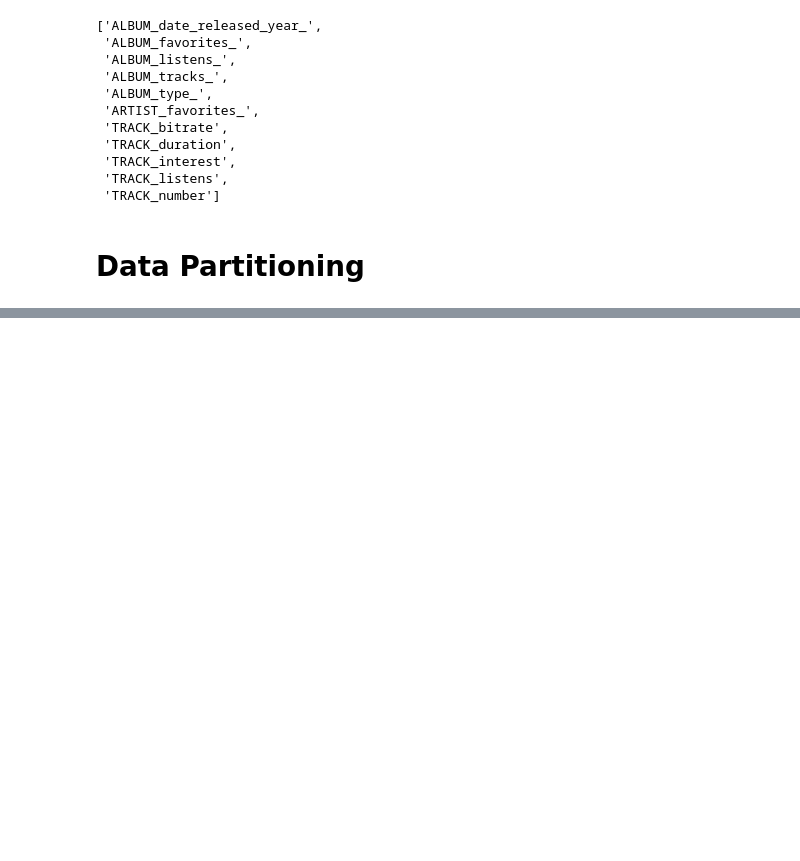
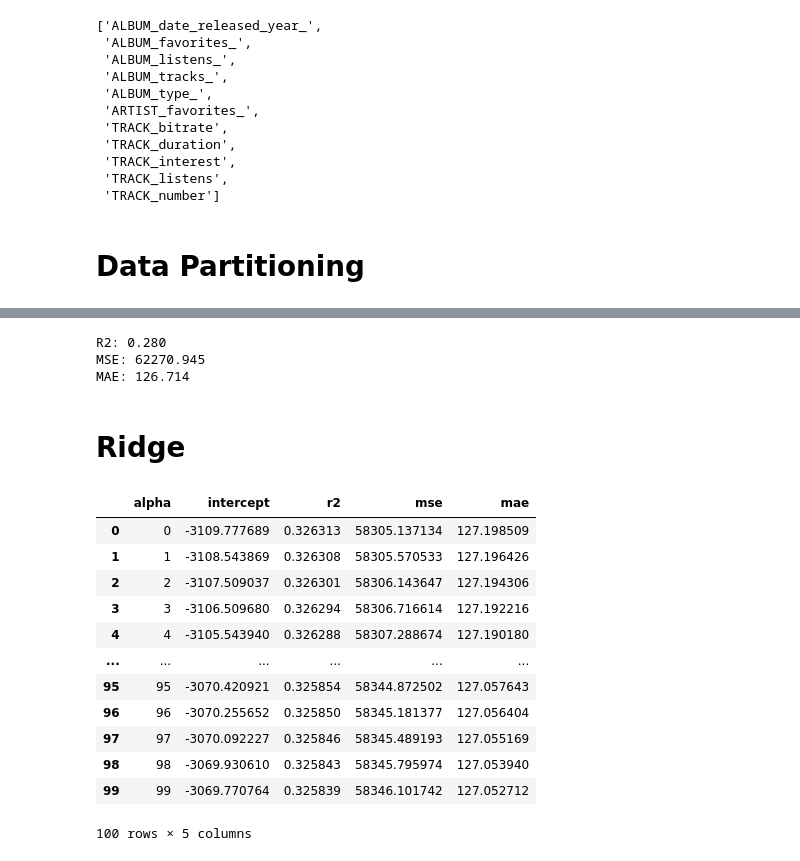
Before and after one commit to cri98li/Data-Mining-2-Project-ts-classification, a Jupyter notebook: Fase 2.3 (Regressione).ipynb, the cells around one changed output, grey strips where cells are left out. Saved outputs shown, nothing was run; the diff lists cells and outputs as text; code cells hidden in the pictures; blank space fills up the shorter version.

```diff
--- a/Fase 2.3 (Regressione).ipynb
+++ b/Fase 2.3 (Regressione).ipynb
@@ -224,0 +339,11 @@ X_train, X_test, y_train, y_test = train_test_split(X, y, test_size=0.3, random_
+# %%
+y_pred = reg.predict(X_test)
+print('R2: %.3f' % r2_score(y_test, y_pred))
+print('MSE: %.3f' % mean_squared_error(y_test, y_pred))
+print('MAE: %.3f' % mean_absolute_error(y_test, y_pred))
+# %% [output]
+R2: 0.280
+MSE: 62270.945
+MAE: 126.714
+# %% [markdown]
+# Ridge
@@ -224,0 +361,16 @@ X_train, X_test, y_train, y_test = train_test_split(X, y, test_size=0.3, random_
+# %%
+result
+# %% [output]
+|  | alpha | intercept | r2 | mse | mae |
+| 0 | 0 | -3109.777689 | 0.326313 | 58305.137134 | 127.198509 |
+| 1 | 1 | -3108.543869 | 0.326308 | 58305.570533 | 127.196426 |
+| 2 | 2 | -3107.509037 | 0.326301 | 58306.143647 | 127.194306 |
+| 3 | 3 | -3106.509680 | 0.326294 | 58306.716614 | 127.192216 |
+| 4 | 4 | -3105.543940 | 0.326288 | 58307.288674 | 127.190180 |
+| ... | ... | ... | ... | ... | ... |
+| 95 | 95 | -3070.420921 | 0.325854 | 58344.872502 | 127.057643 |
+| 96 | 96 | -3070.255652 | 0.325850 | 58345.181377 | 127.056404 |
+| 97 | 97 | -3070.092227 | 0.325846 | 58345.489193 | 127.055169 |
+| 98 | 98 | -3069.930610 | 0.325843 | 58345.795974 | 127.053940 |
+| 99 | 99 | -3069.770764 | 0.325839 | 58346.101742 | 127.052712 |
+100 rows × 5 columns
```
Also changed, not shown: parts of 19 cells of this notebook.
